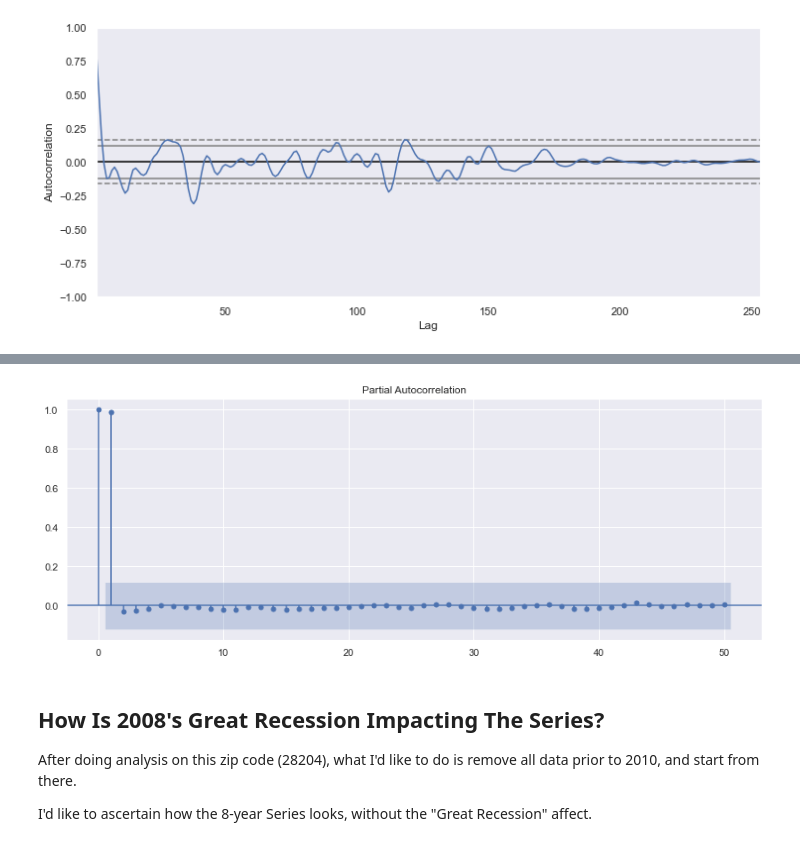
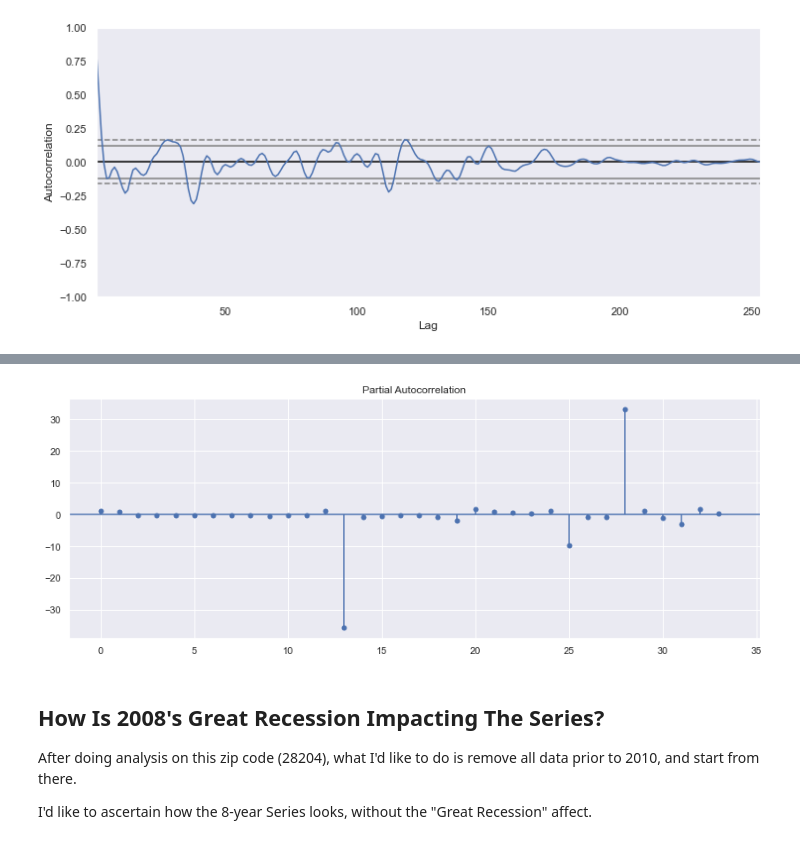
Before and after one commit to emel333/time_series_home_prices, a Jupyter notebook: eda-context.ipynb, the cells around one changed output, grey strips where cells are left out. Drawn from its saved outputs; the diff is of its cells as text; code cells hidden in the pictures.

```diff
--- a/eda-context.ipynb
+++ b/eda-context.ipynb
@@ -1152,0 +1088,6 @@ dtype: float64
+# %%
+# Checking for stationarity -- with Residuals of the Time Series
+series_season = seasonal
+series_season.dropna(inplace=True)
+
+stationarity_checker(series_season)
@@ -1153,10 +1156,11 @@ dtype: float64
 # %%
-#Checking PACF on original Series for zip code 28204
+# Running PACF to investigate further
+
 rcParams['figure.figsize'] = 14, 5
 
-plot_pacf(top_zip_series, lags=50);
+plot_pacf(series_season, lags=33);
 # %% [output]
-[figure, old version]
+[figure, new version]
 # %% [markdown]
 How Is 2008's Great Recession Impacting The Series?
 --
```
Also changed, not shown: parts of 43 cells of this notebook, 3 other files.
